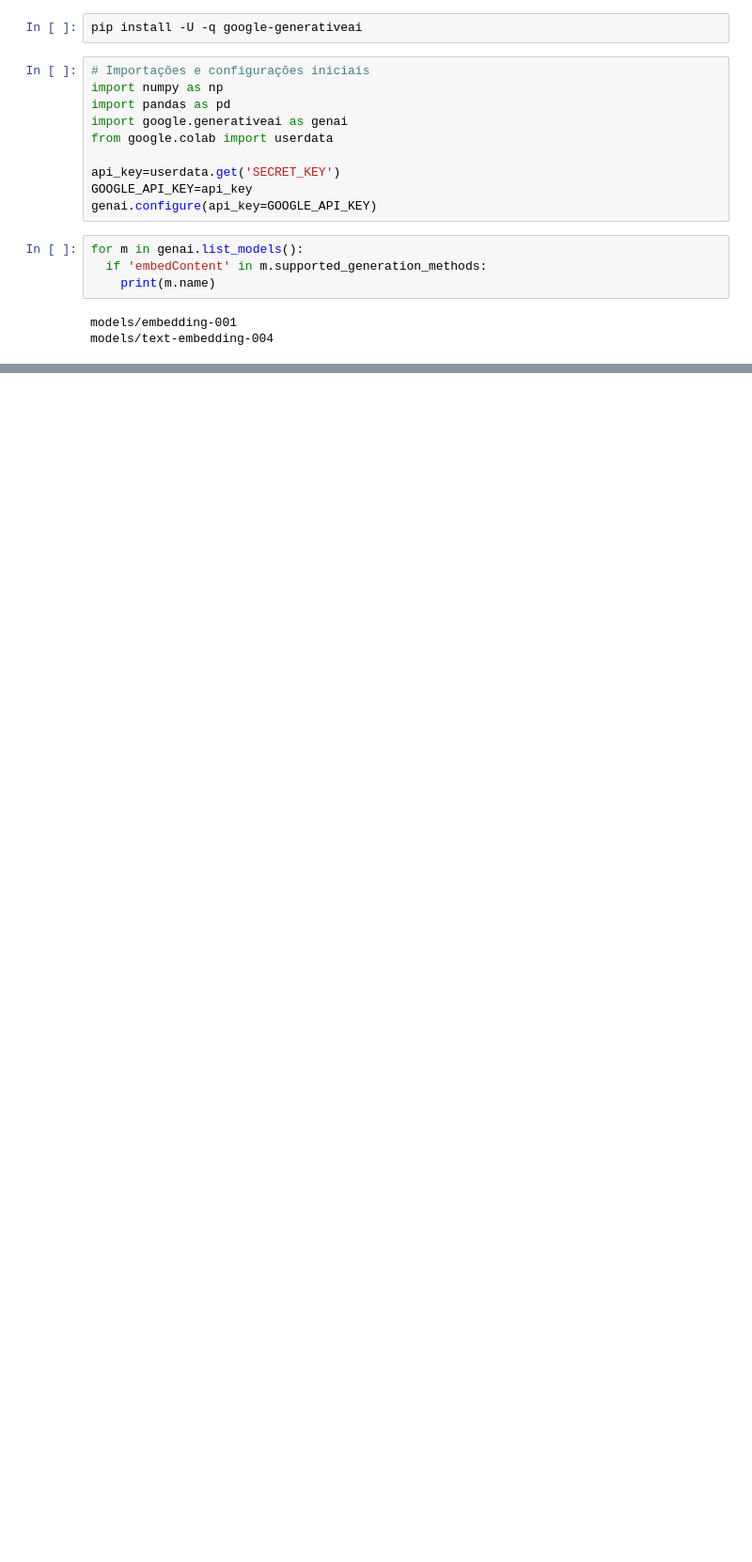
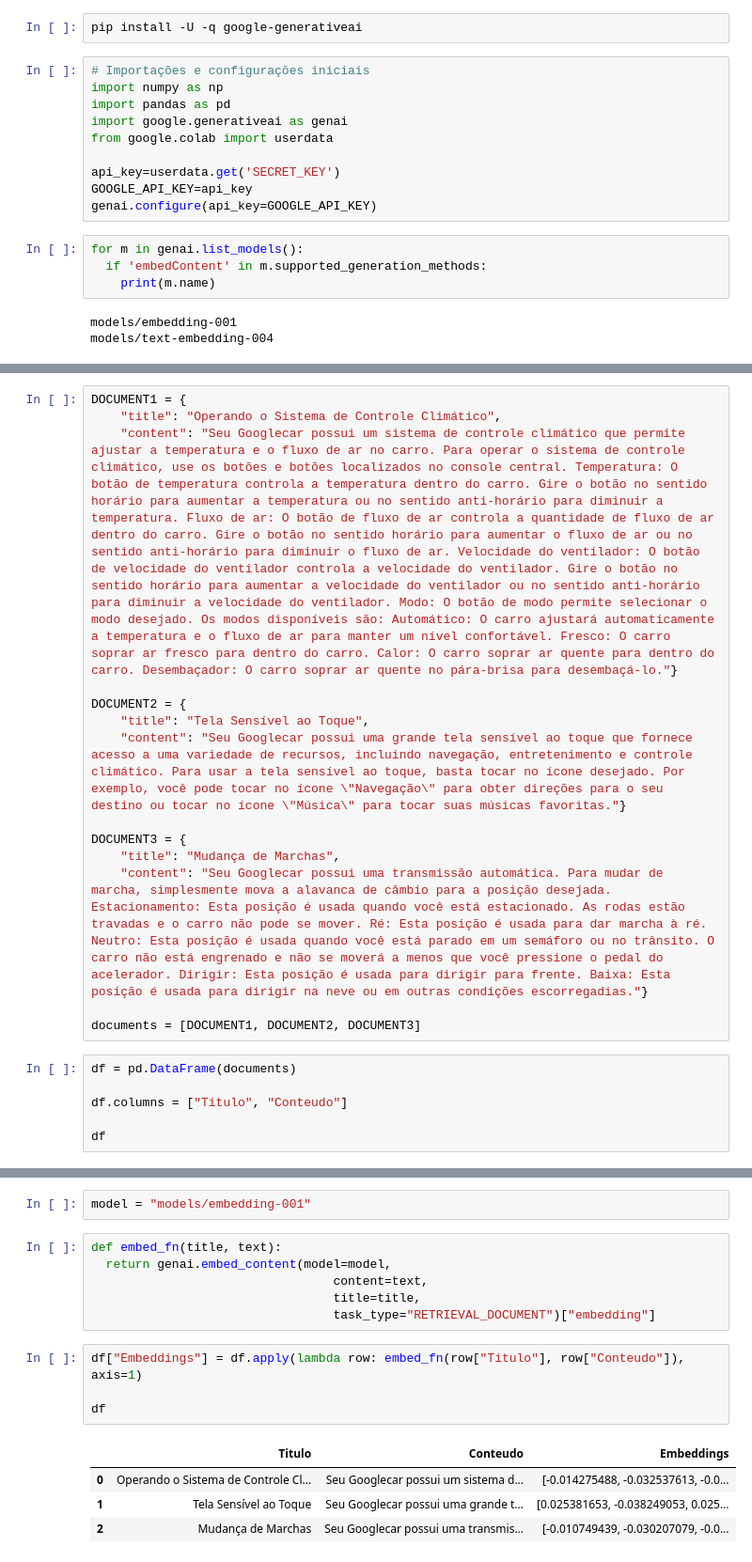
Before and after one commit to robsonshockwave/ai-studio-project, a Jupyter notebook: Untitled1.ipynb, the cells around one changed output, grey strips where cells are left out. Shown at 94% size. Drawn from its saved outputs; the diff is of its cells as text; blank space fills up the shorter version.

```diff
--- a/Untitled1.ipynb
+++ b/Untitled1.ipynb
@@ -21,0 +39,20 @@ models/text-embedding-004
+# %%
+DOCUMENT1 = {
+    "title": "Operando o Sistema de Controle Climático",
+    "content": "Seu Googlecar possui um sistema de controle climático que permite ajustar a temperatura e o fluxo de ar no carro. Para operar o sistema de controle climático, use os botões e botões localizados no console central. Temperatura: O botão de temperatura controla a temperatura dentro do carro. Gire o botão no sentido horário para aumentar a temperatura ou no sentido anti-horário para diminuir a temperatura. Fluxo de ar: O botão de fluxo de ar controla a quantidade de fluxo de ar dentro do carro. Gire o botão no sentido horário para aumentar o fluxo de ar ou no sentido anti-horário para diminuir o fluxo de ar. Velocidade do ventilador: O botão de velocidade do ventilador controla a velocidade do ventilador. Gire o botão no sentido horário para aumentar a velocidade do ventilador ou no sentido anti-horário para diminuir a velocidade do ventilador. Modo: O botão de modo permite selecionar o modo desejado. Os modos disponíveis são: Automático: O carro ajustará automaticamente a temperatura e o fluxo de ar para manter um nível confortável. Fresco: O carro soprar ar fresco para dentro do carro. Calor: O carro soprar ar quente para dentro do carro. Desembaçador: O carro soprar ar quente no pára-brisa para desembaçá-lo."}
+
+DOCUMENT2 = {
+    "title": "Tela Sensível ao Toque",
+    "content": "Seu Googlecar possui uma grande tela sensível ao toque que fornece acesso a uma variedade de recursos, incluindo navegação, entretenimento e controle climático. Para usar a tela sensível ao toque, basta tocar no ícone desejado. Por exemplo, você pode tocar no ícone \"Navegação\" para obter direções para o seu destino ou tocar no ícone \"Música\" para tocar suas músicas favoritas."}
+
+DOCUMENT3 = {
+    "title": "Mudança de Marchas",
+    "content": "Seu Googlecar possui uma transmissão automática. Para mudar de marcha, simplesmente mova a alavanca de câmbio para a posição desejada. Estacionamento: Esta posição é usada quando você está estacionado. As rodas estão travadas e o carro não pode se mover. Ré: Esta posição é usada para dar marcha à ré. Neutro: Esta posição é usada quando você está parado em um semáforo ou no trânsito. O carro não está engrenado e não se moverá a menos que você pressione o pedal do acelerador. Dirigir: Esta posição é usada para dirigir para frente. Baixa: Esta posição é usada para dirigir na neve ou em outras condições escorregadias."}
+
+documents = [DOCUMENT1, DOCUMENT2, DOCUMENT3]
+# %%
+df = pd.DataFrame(documents)
+
+df.columns = ["Titulo", "Conteudo"]
+
+df
@@ -21,0 +64,17 @@ models/text-embedding-004
+# %%
+model = "models/embedding-001"
+# %%
+def embed_fn(title, text):
+  return genai.embed_content(model=model,
+                                 content=text,
+                                 title=title,
+                                 task_type="RETRIEVAL_DOCUMENT")["embedding"]
+# %%
+df["Embeddings"] = df.apply(lambda row: embed_fn(row["Titulo"], row["Conteudo"]), axis=1)
+
+df
+# %% [output]
+|  | Titulo | Conteudo | Embeddings |
+| 0 | Operando o Sistema de Controle Cl... | Seu Googlecar possui um sistema d... | [-0.014275488, -0.032537613, -0.0... |
+| 1 | Tela Sensível ao Toque | Seu Googlecar possui uma grande t... | [0.025381653, -0.038249053, 0.025... |
+| 2 | Mudança de Marchas | Seu Googlecar possui uma transmis... | [-0.010749439, -0.030207079, -0.0... |
```
Also changed, not shown: parts of 2 cells of this notebook.
